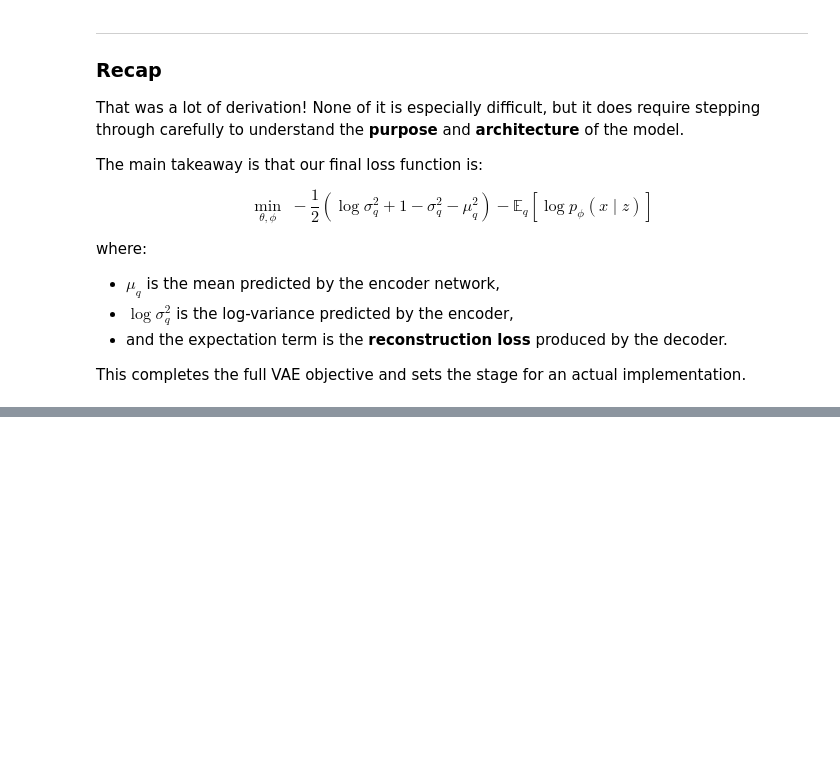
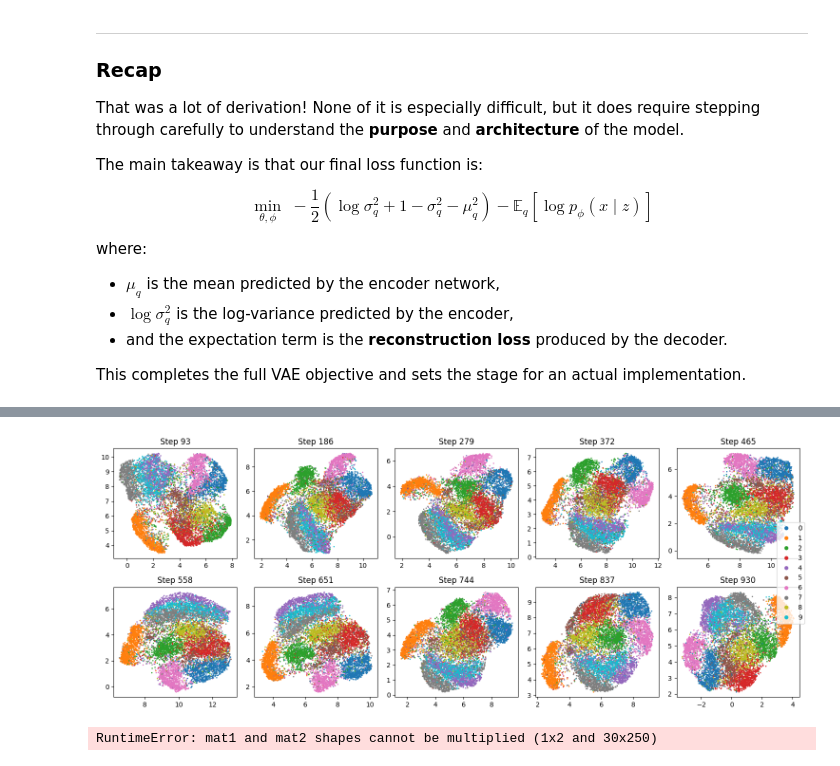
Before and after one commit to lopozz/bitbybit, a Jupyter notebook: src/autoencoders/vae.ipynb, the cells around one changed output, grey strips where cells are left out. Drawn from its saved outputs; the diff is of its cells as text; code cells hidden in the pictures; blank space fills up the shorter version.

Commit message:
added LinearVAE and visualization on MNIST

```diff
--- a/src/autoencoders/vae.ipynb
+++ b/src/autoencoders/vae.ipynb
@@ -1040,0 +1053,17 @@ implementation.
+# %%
+def VAELoss(x, y, mean, log_var, recon_weight=1, kl_weight=1):
+
+    # compute the MSE For Every Pixel [B, H*W]
+    pixel_mse = ((x-y)**2)
+
+    # sum  up pixel loss per image and average across batch
+    recon_loss = pixel_mse.sum(axis=-1).mean()
+
+    # compute KL per image and sum across flattened latent
+    kl = (1 + log_var - mean**2 - torch.exp(log_var)) #.flatten(1)
+    kl_per_image = - 0.5 * torch.sum(kl, dim=-1)
+
+    # average KL across the batch ###
+    kl_loss = torch.mean(kl_per_image)
+
+    return recon_weight*recon_loss, kl_weight*kl_loss
@@ -1040,0 +1178,59 @@ implementation.
+# %%
+import umap
+import matplotlib.pyplot as plt
+from matplotlib.lines import Line2D
+
+steps = list(latent.keys())[-10:]
+
+fig, axes = plt.subplots(2, 5, figsize=(15, 6))
+
+for ax, step in zip(axes.flatten(), steps):
+    z, y = latent[step]
+
+    z2 = umap.UMAP(n_neighbors=15, min_dist=0.1).fit_transform(z)
+
+    ax.scatter(
+        z2[:, 0],
+        z2[:, 1],
+        c=y,
+        s=1,
+        cmap="tab10",
+        vmin=0,
+        vmax=9,
+    )
+
+    ax.set_title(f"Step {step}")
+
+handles = [
+    Line2D(
+        [0],
+        [0],
+        marker="o",
+        linestyle="",
+        markerfacecolor=plt.cm.tab10(i),
+        markeredgecolor="none",
+        label=str(i),
+    )
+    for i in range(10)
+]
+
+fig.legend(handles=handles, loc="center right")
+
+plt.tight_layout()
+plt.show()
+# %% [output]
+[figure, added]
+# %%
+coord = torch.tensor([[-2, -2.4]], dtype=torch.float) #
+
+model.eval()
+with torch.no_grad():
+    pred = model.decode(coord.to(device)).cpu()
+
+pred = pred.view(1, 1, 28, 28)
+
+plt.imshow(pred[0, 0], cmap="gray")
+plt.axis("off")
+plt.show()
+# %% [output]
+RuntimeError: mat1 and mat2 shapes cannot be multiplied (1x2 and 30x250)
```
Also changed, not shown: parts of 5 cells of this notebook, 1 other file.
